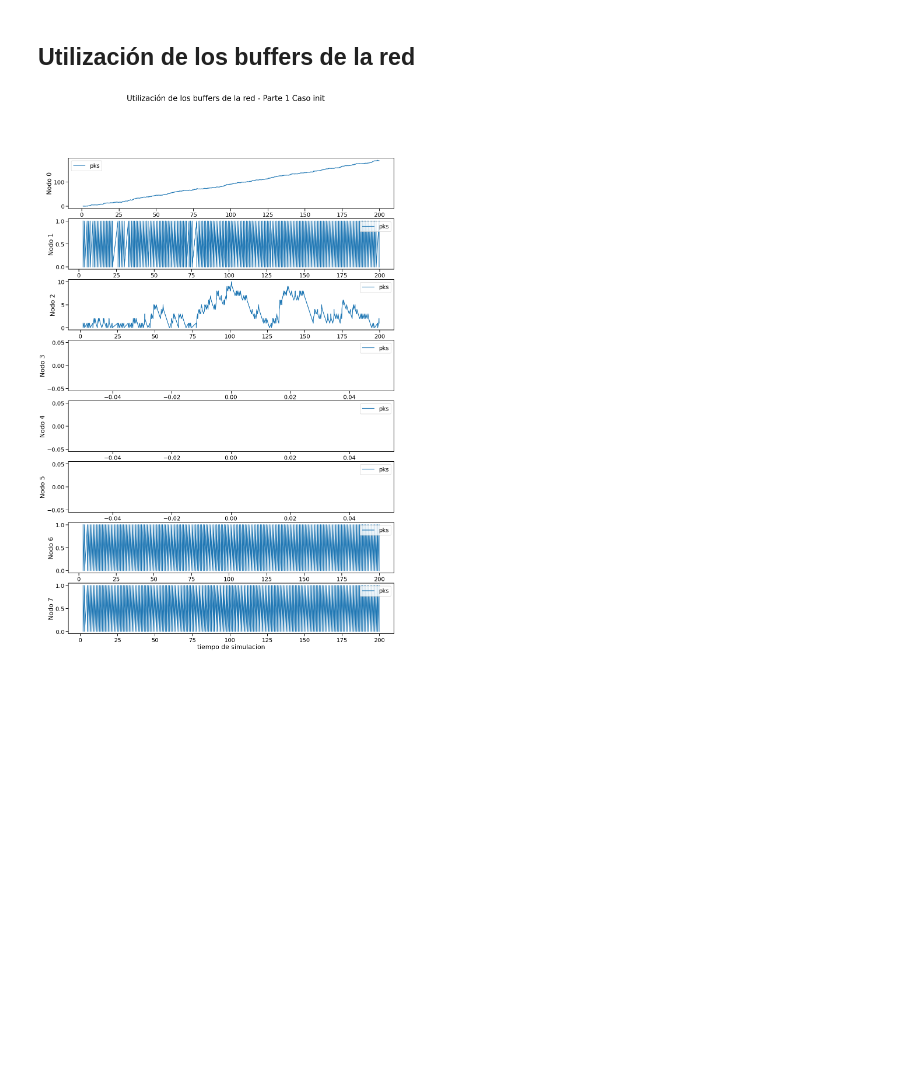
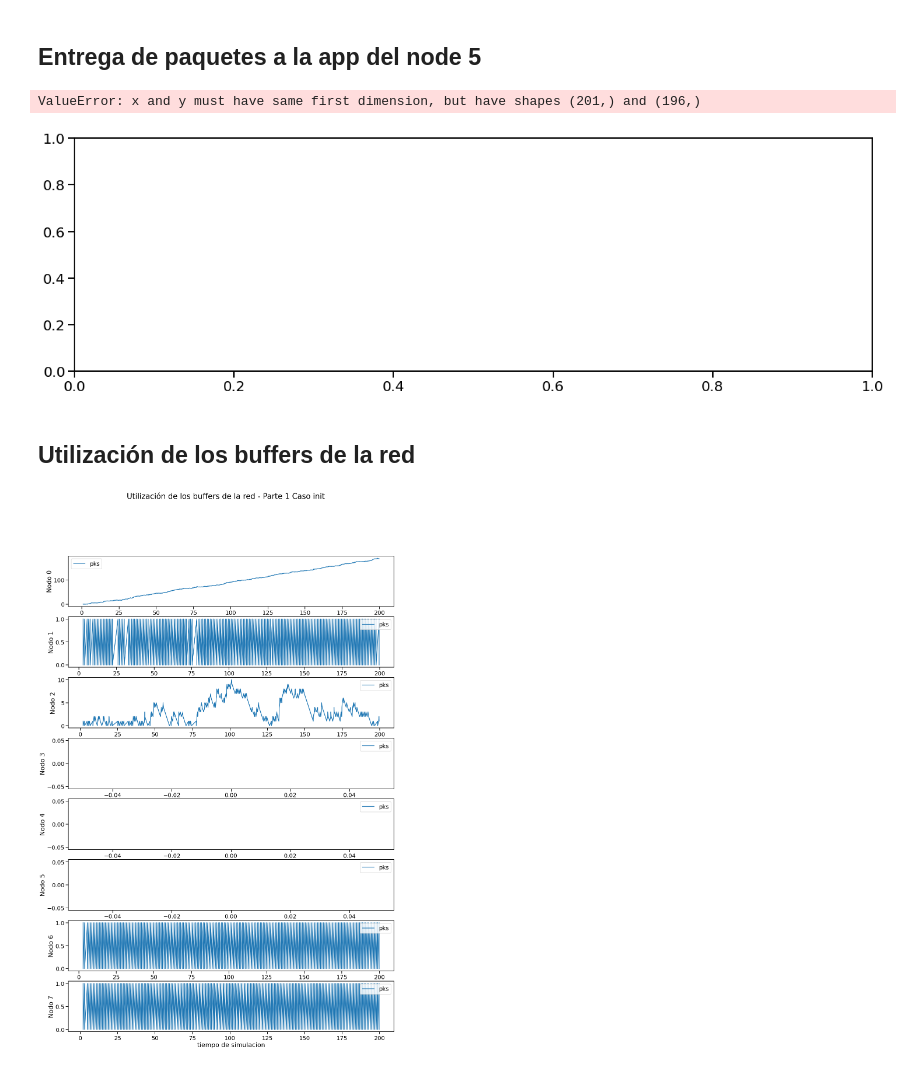
Before and after one commit to Kidmand/Redes-LAB-4, a Jupyter notebook: Graficas, consigna, informe/Notebook-results.ipynb, the cells around one changed output. Cells and saved outputs as stored; diff of their text form; code cells hidden in the pictures; blank space fills up the shorter version.

Commit message:
feat: se empezo delay

```diff
--- a/Graficas, consigna, informe/Notebook-results.ipynb
+++ b/Graficas, consigna, informe/Notebook-results.ipynb
@@ -72,3 +90,30 @@ Nombres de archivos:  Parte 2 Caso init
+# %% [markdown]
+## Entrega de paquetes a la app del node 5
+# %%
+for p in range(2):
+    parte = data[p]
+    for c in range(len(parte)):
+        caso = parte[c]
+
+        # Extraemos los valores del vector de cada nodo en un array y lo guardamos en un array
+        sim_time = caso.loc[(caso['type'] == 'config') & (caso['attrname'] == 'sim-time-limit'), 'attrvalue'].tolist()
+        delayToNode5 = caso.loc[(caso['module'] == 'Network.node[5].app') & (caso['name'] == 'Delay'), 'vecvalue'].tolist()
+
+        # convertimos los valores (ahora strings separados por comas) a listas para poder graficarlos
+        sim_time = [i for i in range(int(sim_time[0].replace('s', '')) + 1)]
+        delayToNode5 = list(map(float,delayToNode5[0].split()))
+
+        # Graficamos el gráfico de líneas
+        plt.figure(figsize=(20, 6))
+        plt.plot(sim_time, delayToNode5, color='tab:blue', label='Delay')
+        plt.title(f'Utilización de los buffers de la red - {file_names[p][c]}')
+        plt.xlabel('Tiempo de simulación')
+        plt.ylabel('Delay')
+        plt.legend()
+        plt.show()
+# %% [output]
+ValueError: x and y must have same first dimension, but have shapes (201,) and (196,)
+[figure, added]
 # %% [markdown]
 ## Utilización de los buffers de la red
 # %%
```
Also changed, not shown: parts of 3 cells of this notebook, 2 other files.
